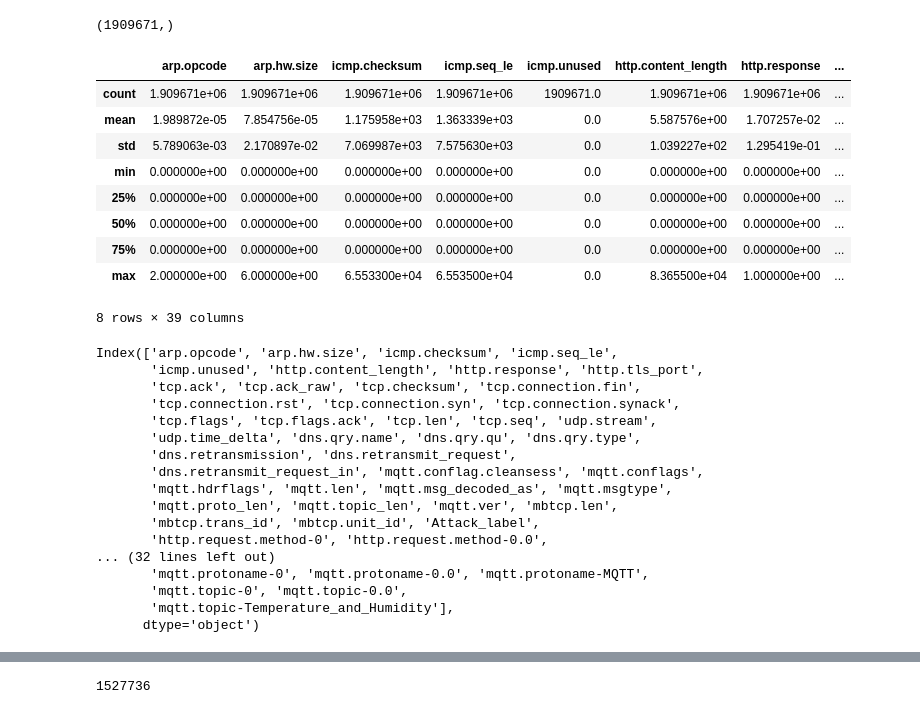
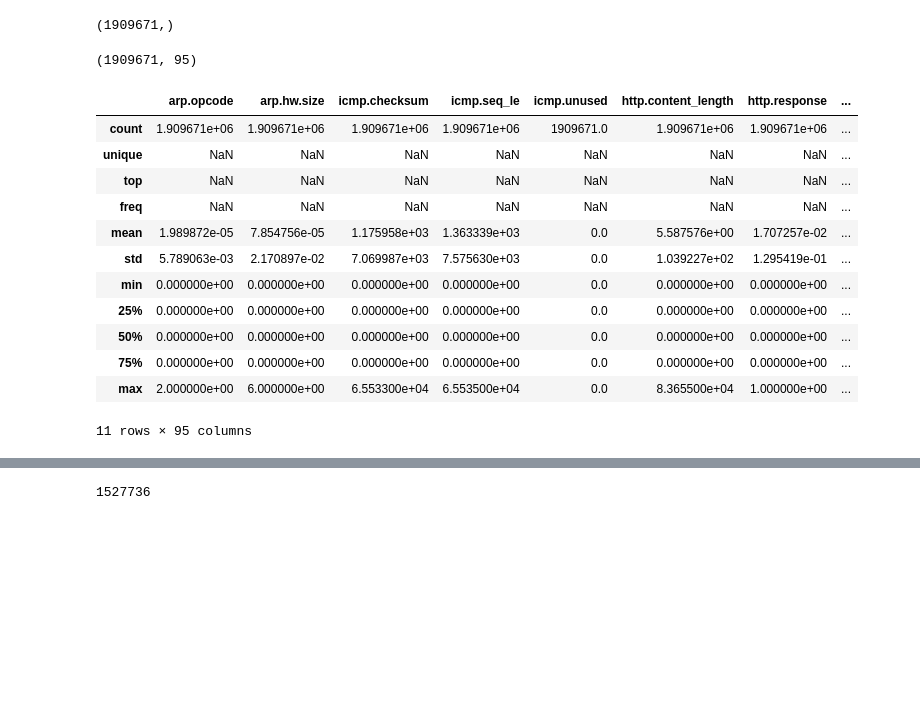
Before and after one commit to Char1iee/UCSD-Cyberlab, a Jupyter notebook: Edge-IIoT/preprocess.ipynb, the cells around one changed output, grey strips where cells are left out. Cells and saved outputs as stored; diff of their text form; code cells hidden in the pictures; blank space fills up the shorter version.

```diff
--- a/Edge-IIoT/preprocess.ipynb
+++ b/Edge-IIoT/preprocess.ipynb
@@ -183,11 +167,18 @@ array([7, 2, 7, ..., 7, 7, 7])
 target.shape
 # %% [output]
 (1909671,)
+# %%
+df.shape
+# %% [output]
+(1909671, 95)
 # %%
-df.describe()
+df.describe(include="all")
 # %% [output]
 |  | arp.opcode | arp.hw.size | icmp.checksum | icmp.seq_le | icmp.unused | http.content_length | http.response | ... |
 | count | 1.909671e+06 | 1.909671e+06 | 1.909671e+06 | 1.909671e+06 | 1909671.0 | 1.909671e+06 | 1.909671e+06 | ... |
+| unique | NaN | NaN | NaN | NaN | NaN | NaN | NaN | ... |
+| top | NaN | NaN | NaN | NaN | NaN | NaN | NaN | ... |
+| freq | NaN | NaN | NaN | NaN | NaN | NaN | NaN | ... |
 | mean | 1.989872e-05 | 7.854756e-05 | 1.175958e+03 | 1.363339e+03 | 0.0 | 5.587576e+00 | 1.707257e-02 | ... |
 | std | 5.789063e-03 | 2.170897e-02 | 7.069987e+03 | 7.575630e+03 | 0.0 | 1.039227e+02 | 1.295419e-01 | ... |
 | min | 0.000000e+00 | 0.000000e+00 | 0.000000e+00 | 0.000000e+00 | 0.0 | 0.000000e+00 | 0.000000e+00 | ... |
@@ -195,28 +186,7 @@ df.describe()
 | 50% | 0.000000e+00 | 0.000000e+00 | 0.000000e+00 | 0.000000e+00 | 0.0 | 0.000000e+00 | 0.000000e+00 | ... |
 | 75% | 0.000000e+00 | 0.000000e+00 | 0.000000e+00 | 0.000000e+00 | 0.0 | 0.000000e+00 | 0.000000e+00 | ... |
 | max | 2.000000e+00 | 6.000000e+00 | 6.553300e+04 | 6.553500e+04 | 0.0 | 8.365500e+04 | 1.000000e+00 | ... |
-8 rows × 39 columns
+11 rows × 95 columns
-# %%
-columns = df.columns
-columns
-# %% [output]
-Index(['arp.opcode', 'arp.hw.size', 'icmp.checksum', 'icmp.seq_le',
-       'icmp.unused', 'http.content_length', 'http.response', 'http.tls_port',
-       'tcp.ack', 'tcp.ack_raw', 'tcp.checksum', 'tcp.connection.fin',
-       'tcp.connection.rst', 'tcp.connection.syn', 'tcp.connection.synack',
-       'tcp.flags', 'tcp.flags.ack', 'tcp.len', 'tcp.seq', 'udp.stream',
-       'udp.time_delta', 'dns.qry.name', 'dns.qry.qu', 'dns.qry.type',
-       'dns.retransmission', 'dns.retransmit_request',
-       'dns.retransmit_request_in', 'mqtt.conflag.cleansess', 'mqtt.conflags',
-       'mqtt.hdrflags', 'mqtt.len', 'mqtt.msg_decoded_as', 'mqtt.msgtype',
-       'mqtt.proto_len', 'mqtt.topic_len', 'mqtt.ver', 'mbtcp.len',
-       'mbtcp.trans_id', 'mbtcp.unit_id', 'Attack_label',
-       'http.request.method-0', 'http.request.method-0.0',
-... (32 lines left out)
-       'mqtt.protoname-0', 'mqtt.protoname-0.0', 'mqtt.protoname-MQTT',
-       'mqtt.topic-0', 'mqtt.topic-0.0',
-       'mqtt.topic-Temperature_and_Humidity'],
-      dtype='object')
 # %%
 scaler = MinMaxScaler()
 df = scaler.fit_transform(df)
```
Also changed, not shown: parts of 3 cells of this notebook.
